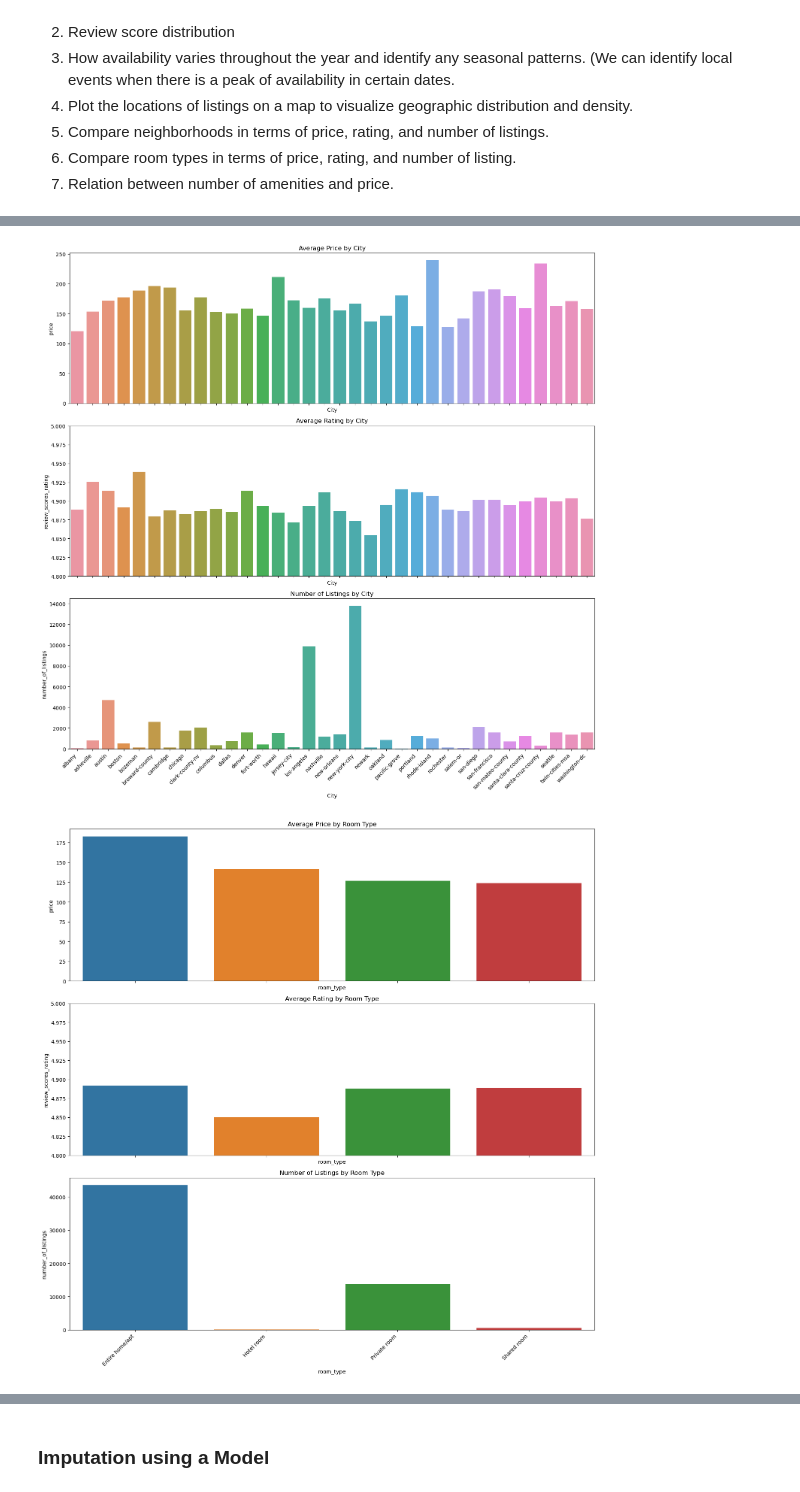
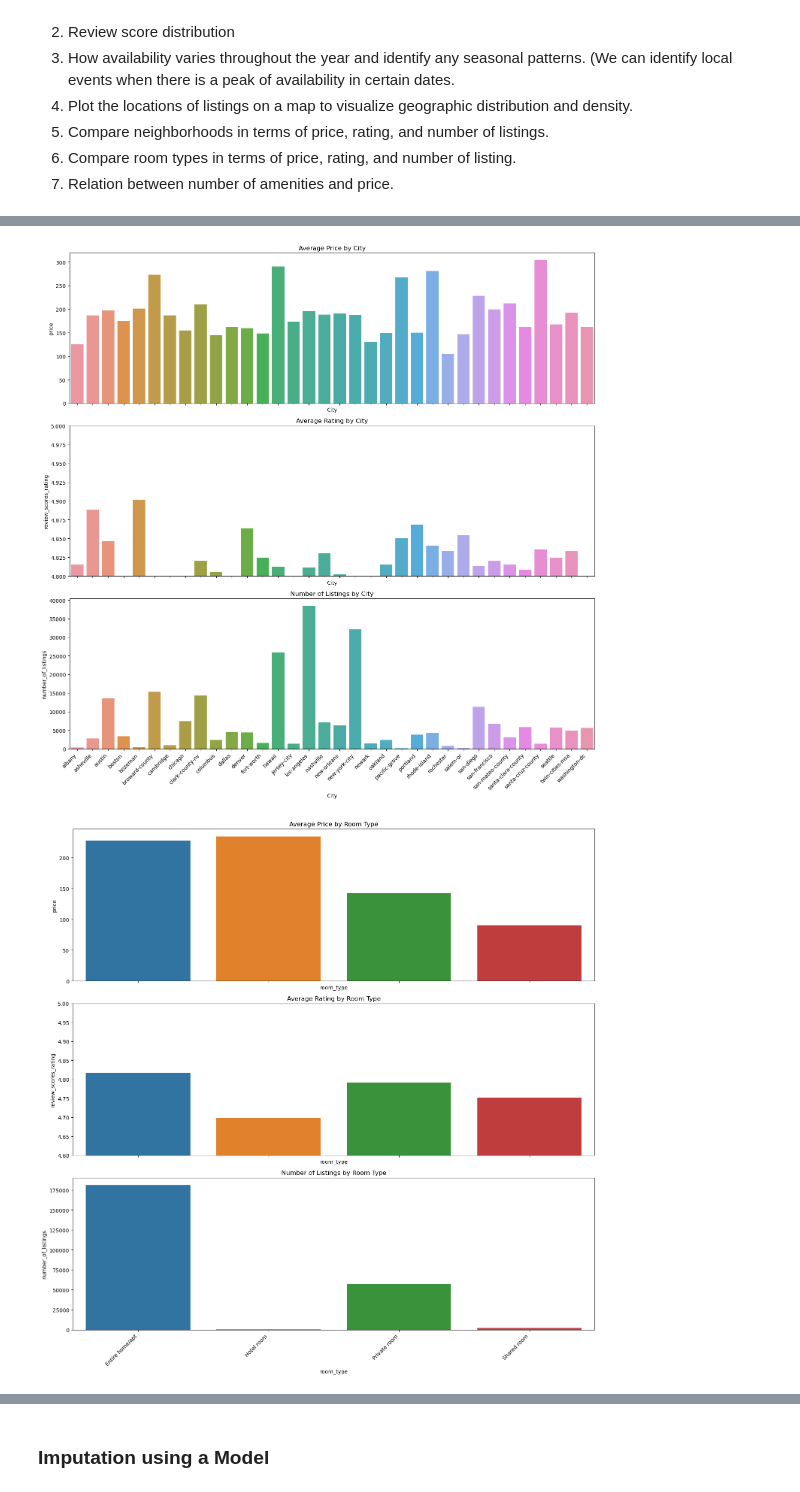
Before and after one commit to DATS6103-Team5/FinalProject, a Jupyter notebook: Data_Preprocessing.ipynb, the cells around one changed output, grey strips where cells are left out. Saved outputs shown, nothing was run; the diff lists cells and outputs as text; code cells hidden in the pictures.

Commit message:
Update EDA and heatmap
Changed outlier removal method. Since the price of listings is extremely right skewed. I removed listings with price higher than $1200. This is the updated EDA and heatmap

```diff
--- a/Data_Preprocessing.ipynb
+++ b/Data_Preprocessing.ipynb
@@ -459,8 +459,8 @@ starter_listings_df[cat_cols].describe()
 ### Remove Outliers
 # %%
 #Remove outliers for all Numerical Columns
-Q1 = starter_listings_df[num_cols].quantile(0.25)
-Q3 = starter_listings_df[num_cols].quantile(0.75)
+Q1 = starter_listings_df[num_cols].quantile(0.10)
+Q3 = starter_listings_df[num_cols].quantile(0.90)
 IQR = Q3 - Q1
 starter_listings_df = starter_listings_df[~((starter_listings_df[num_cols] < (Q1 - 1.5 * IQR)) |
                                    (starter_listings_df[num_cols] > (Q3 + 1.5 * IQR))).any(axis=1)]
@@ -626,7 +639,7 @@ for ax in axes:
 plt.tight_layout()
 plt.show()
 # %% [output]
-[figure, old version]
+[figure, new version]
 # %%
 """
 6. Compare room types in terms of price, rating, and number of listing.
@@ -634,35 +647,35 @@ plt.show()
 # Group data by 'room_type' and calculate average price, rating, total number of listing for each type of room
 room_type_stats = simple_imputed_df.groupby('room_type').agg({
     'price': 'mean',
     'review_scores_rating': 'mean',
     'id': 'count'
 }).rename(columns={'id': 'number_of_listings'}).reset_index()
 
 fig, axes = plt.subplots(3, 1, figsize=(15, 15), sharex=True)
 
 # Price
 sns.barplot(x='room_type', y='price', data=room_type_stats, ax=axes[0])
 axes[0].set_title('Average Price by Room Type')
 
 # Rating
 sns.barplot(x='room_type', y='review_scores_rating', data=room_type_stats, ax=axes[1])
-axes[1].set_ylim(4.8, 5)
+axes[1].set_ylim(4.6, 5)
 axes[1].set_title('Average Rating by Room Type')
 
 # Number of listings
 sns.barplot(x='room_type', y='number_of_listings', data=room_type_stats, ax=axes[2])
 axes[2].set_title('Number of Listings by Room Type')
 
 # Rotate x-axis label
 for ax in axes:
     for label in ax.get_xticklabels():
         label.set_rotation(45)
         label.set_ha('right')
 
 plt.tight_layout()
 plt.show()
 # %% [output]
-[figure, old version]
+[figure, new version]
 # %%
 """
 7. Relation between number of amenities and price.
```
Also changed, not shown: parts of 7 cells of this notebook.
